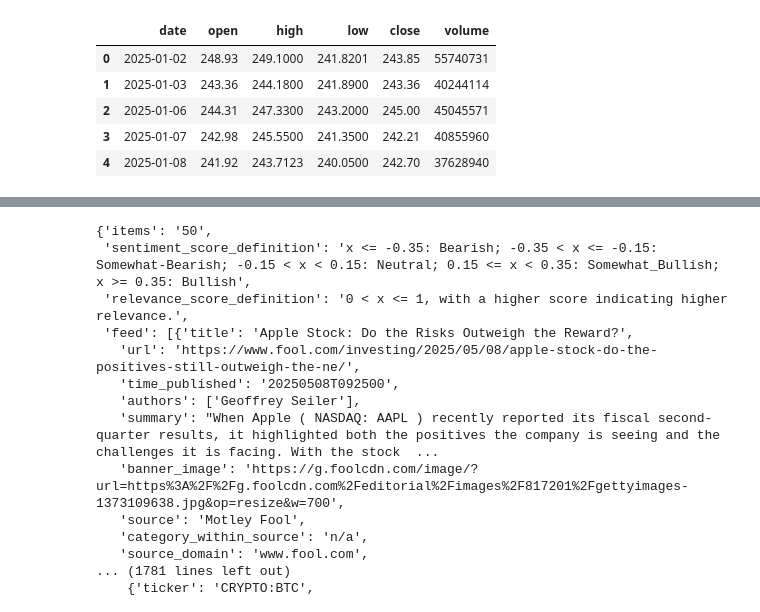
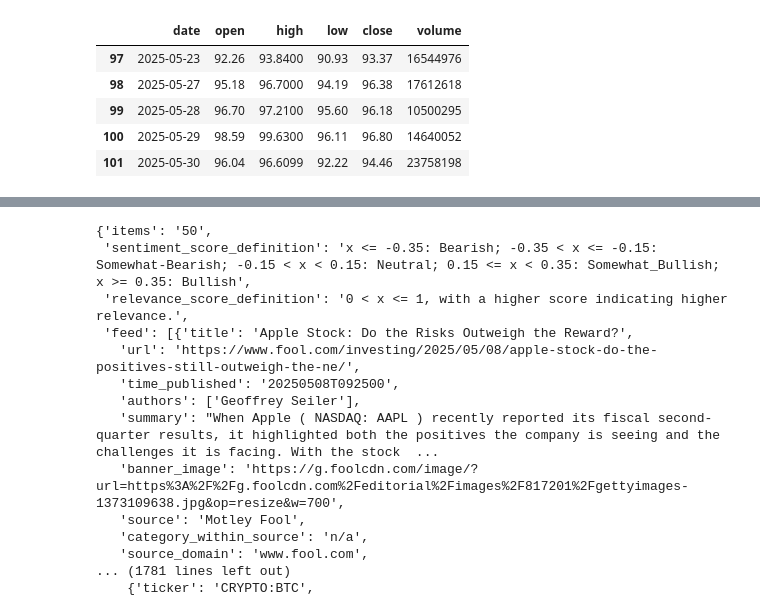
Before and after one commit to whanyu1212/QuantRL-Lab, a Jupyter notebook: notebooks/alpha_vantage.ipynb, the cells around one changed output, grey strips where cells are left out. Drawn from its saved outputs; the diff is of its cells as text; code cells hidden in the pictures.

```diff
--- a/notebooks/alpha_vantage.ipynb
+++ b/notebooks/alpha_vantage.ipynb
@@ -9,11 +9,14 @@ from quantrl_lab.utils.config import FundamentalMetric,MacroIndicator
 # Initialize the AlphaVantageDataLoader
 loader = AlphaVantageDataLoader()
 # %%
-ohlcv_df = loader.get_historical_ohlcv_data(
-    symbol="AAPL",
+# Getting daily OHLCV data for a specific stock symbol
+ohlcv_daily = loader.get_historical_ohlcv_data(
+    symbol="MU",
     start_date="2025-01-01",
     end_date="2025-05-31",
     interval="1d",
     adjusted=False # set to false or just leave it out because it's behind paywall
 )
+
+ohlcv_daily.tail()
 # %% [output]
@@ -24,9 +27,6 @@ ohlcv_df = loader.get_historical_ohlcv_data(
+|  | date | open | high | low | close | volume |
+| 97 | 2025-05-23 | 92.26 | 93.8400 | 90.93 | 93.37 | 16544976 |
+| 98 | 2025-05-27 | 95.18 | 96.7000 | 94.19 | 96.38 | 17612618 |
+| 99 | 2025-05-28 | 96.70 | 97.2100 | 95.60 | 96.18 | 10500295 |
+| 100 | 2025-05-29 | 98.59 | 99.6300 | 96.11 | 96.80 | 14640052 |
+| 101 | 2025-05-30 | 96.04 | 96.6099 | 92.22 | 94.46 | 23758198 |
-# %%
-ohlcv_df.head()
-# %% [output]
-|  | date | open | high | low | close | volume |
-| 0 | 2025-01-02 | 248.93 | 249.1000 | 241.8201 | 243.85 | 55740731 |
-| 1 | 2025-01-03 | 243.36 | 244.1800 | 241.8900 | 243.36 | 40244114 |
-| 2 | 2025-01-06 | 244.31 | 247.3300 | 243.2000 | 245.00 | 45045571 |
-| 3 | 2025-01-07 | 242.98 | 245.5500 | 241.3500 | 242.21 | 40855960 |
-| 4 | 2025-01-08 | 241.92 | 243.7123 | 240.0500 | 242.70 | 37628940 |
```
Also changed, not shown: parts of 8 cells of this notebook, 1 other file.
